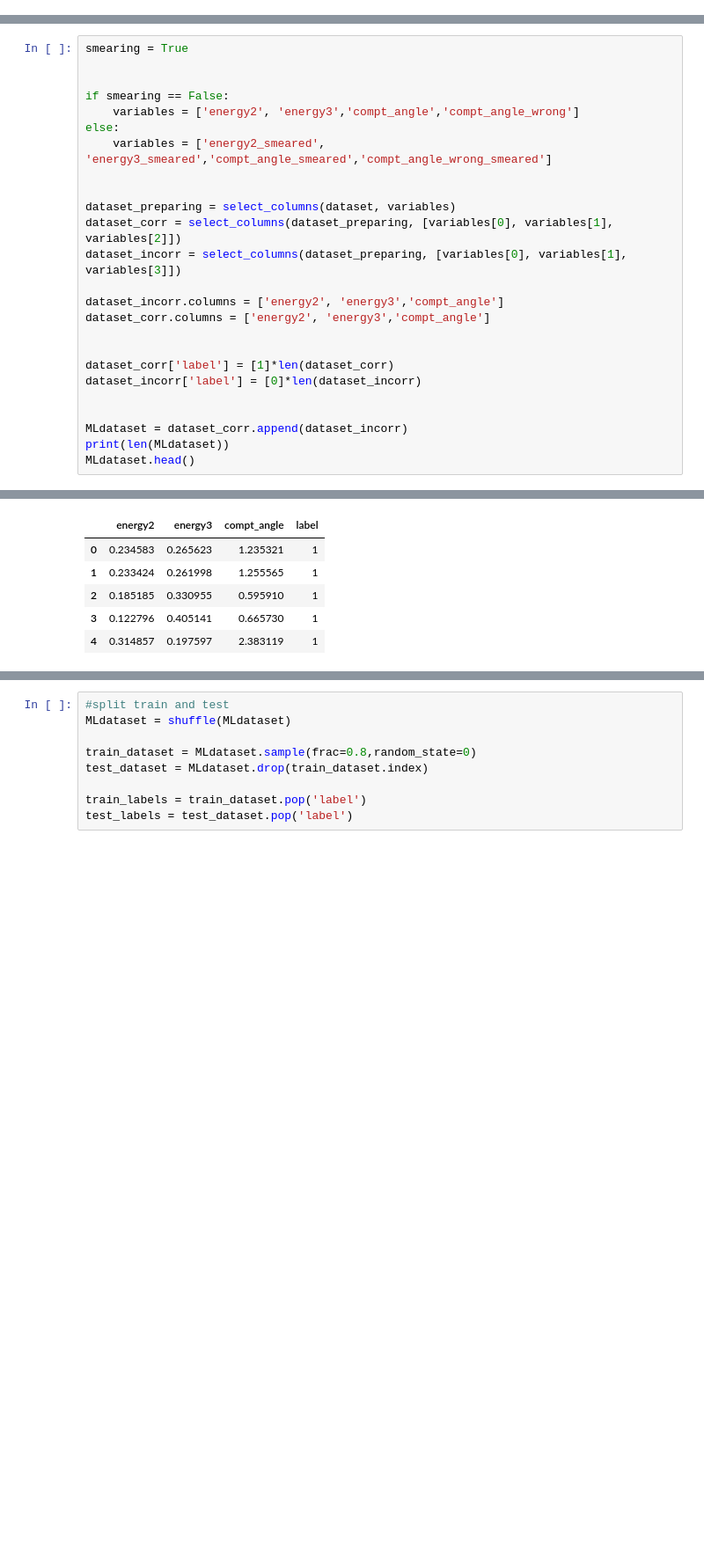
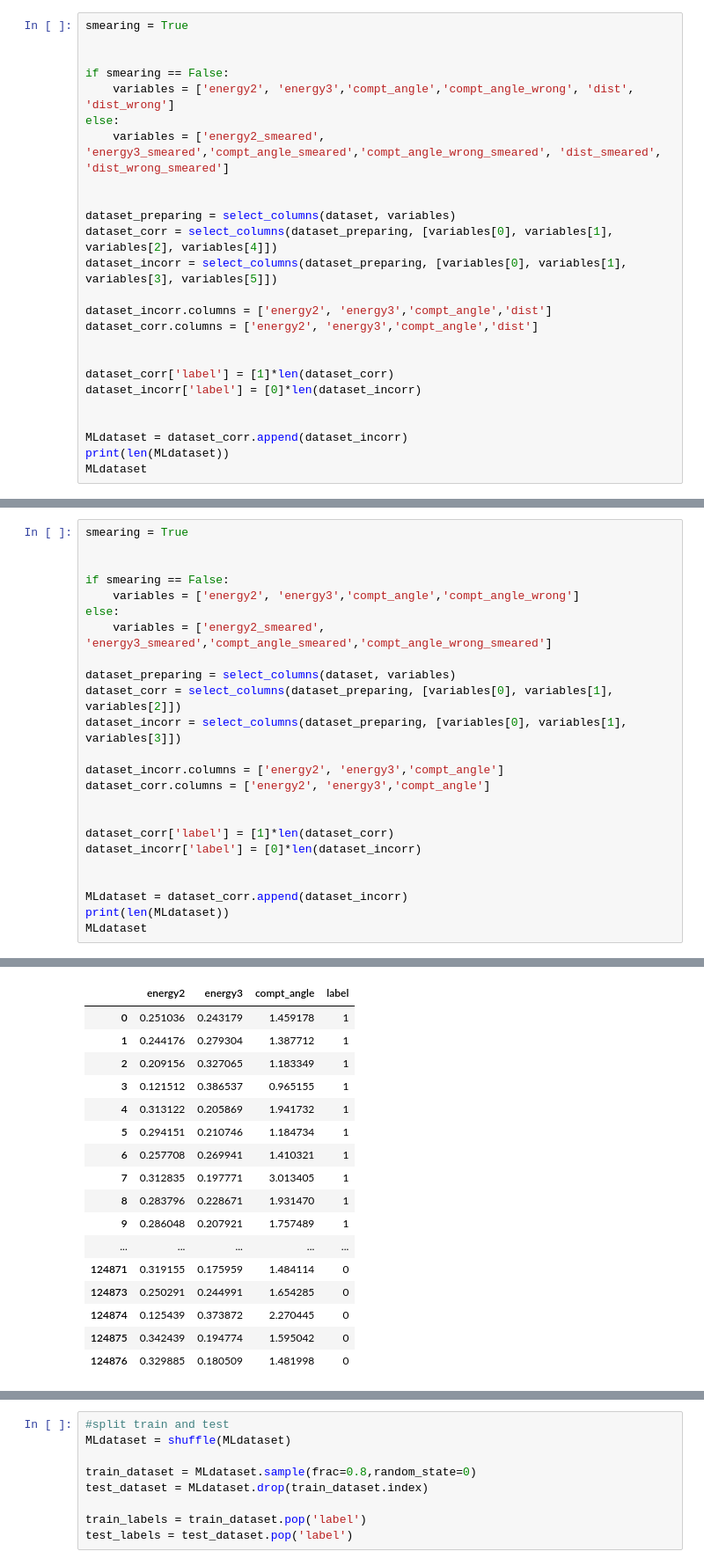
Before and after one commit to irenecortinovis/PET-Coincidences-Compton, a Jupyter notebook: ML/neural_network.ipynb, the cells around one changed output, grey strips where cells are left out. Shown at 88% size. Cells and saved outputs as stored; diff of their text form; blank space fills up the shorter version.

```diff
--- a/ML/neural_network.ipynb
+++ b/ML/neural_network.ipynb
@@ -121,0 +267,25 @@ dataset = dataset.dropna()
+# %%
+smearing = True
+
+
+if smearing == False:
+    variables = ['energy2', 'energy3','compt_angle','compt_angle_wrong', 'dist', 'dist_wrong']
+else:
+    variables = ['energy2_smeared', 'energy3_smeared','compt_angle_smeared','compt_angle_wrong_smeared', 'dist_smeared', 'dist_wrong_smeared']
+
+
+dataset_preparing = select_columns(dataset, variables)
+dataset_corr = select_columns(dataset_preparing, [variables[0], variables[1], variables[2], variables[4]])
+dataset_incorr = select_columns(dataset_preparing, [variables[0], variables[1], variables[3], variables[5]])
+
+dataset_incorr.columns = ['energy2', 'energy3','compt_angle','dist']
+dataset_corr.columns = ['energy2', 'energy3','compt_angle','dist']
+
+
+dataset_corr['label'] = [1]*len(dataset_corr)
+dataset_incorr['label'] = [0]*len(dataset_incorr)
+
+
+MLdataset = dataset_corr.append(dataset_incorr)
+print(len(MLdataset))
+MLdataset
@@ -127,7 +317,6 @@ if smearing == False:
     variables = ['energy2', 'energy3','compt_angle','compt_angle_wrong']
 else:
     variables = ['energy2_smeared', 'energy3_smeared','compt_angle_smeared','compt_angle_wrong_smeared']
-
 
 dataset_preparing = select_columns(dataset, variables)
 dataset_corr = select_columns(dataset_preparing, [variables[0], variables[1], variables[2]])
@@ -143,5 +332,5 @@ dataset_incorr['label'] = [0]*len(dataset_incorr)
 
 MLdataset = dataset_corr.append(dataset_incorr)
 print(len(MLdataset))
-MLdataset.head()
+MLdataset
 # %% [output]
@@ -149,6 +338,17 @@ MLdataset.head()
 |  | energy2 | energy3 | compt_angle | label |
-| 0 | 0.234583 | 0.265623 | 1.235321 | 1 |
-| 1 | 0.233424 | 0.261998 | 1.255565 | 1 |
-| 2 | 0.185185 | 0.330955 | 0.595910 | 1 |
-| 3 | 0.122796 | 0.405141 | 0.665730 | 1 |
-| 4 | 0.314857 | 0.197597 | 2.383119 | 1 |
+| 0 | 0.251036 | 0.243179 | 1.459178 | 1 |
+| 1 | 0.244176 | 0.279304 | 1.387712 | 1 |
+| 2 | 0.209156 | 0.327065 | 1.183349 | 1 |
+| 3 | 0.121512 | 0.386537 | 0.965155 | 1 |
+| 4 | 0.313122 | 0.205869 | 1.941732 | 1 |
+| 5 | 0.294151 | 0.210746 | 1.184734 | 1 |
+| 6 | 0.257708 | 0.269941 | 1.410321 | 1 |
+| 7 | 0.312835 | 0.197771 | 3.013405 | 1 |
+| 8 | 0.283796 | 0.228671 | 1.931470 | 1 |
+| 9 | 0.286048 | 0.207921 | 1.757489 | 1 |
+| ... | ... | ... | ... | ... |
+| 124871 | 0.319155 | 0.175959 | 1.484114 | 0 |
+| 124873 | 0.250291 | 0.244991 | 1.654285 | 0 |
+| 124874 | 0.125439 | 0.373872 | 2.270445 | 0 |
+| 124875 | 0.342439 | 0.194774 | 1.595042 | 0 |
+| 124876 | 0.329885 | 0.180509 | 1.481998 | 0 |
```
Also changed, not shown: parts of 11 cells of this notebook.
